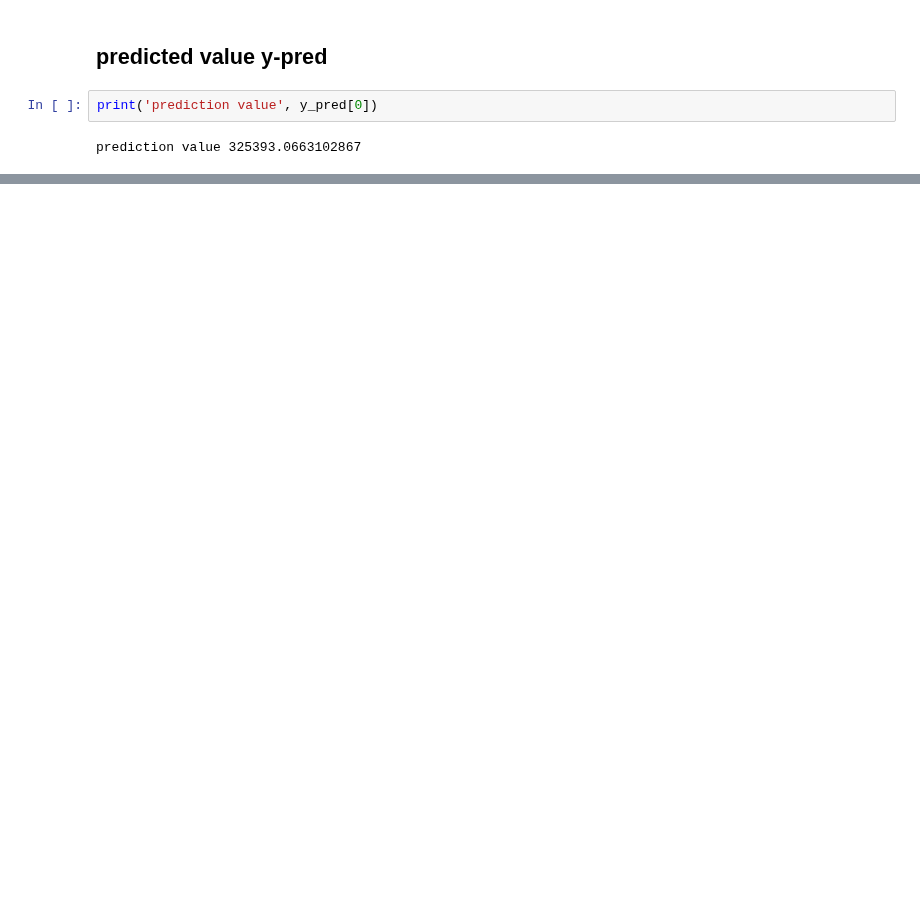
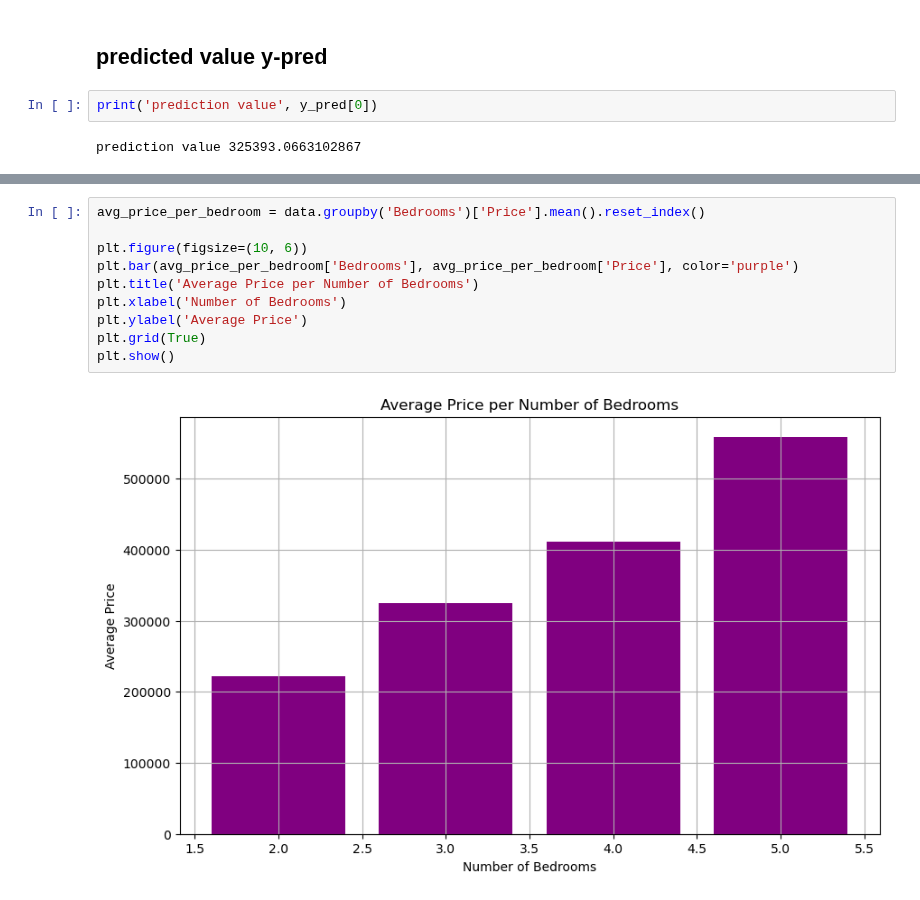
Before and after one commit to anwarrahim/Portfolio_Projects, a Jupyter notebook: 9) Housing-prediction/housing_prediction.ipynb, the cells around one changed output, grey strips where cells are left out. Saved outputs shown, nothing was run; the diff lists cells and outputs as text; blank space fills up the shorter version.

```diff
--- a/9) Housing-prediction/housing_prediction.ipynb
+++ b/9) Housing-prediction/housing_prediction.ipynb
@@ -86,0 +109,12 @@ prediction value 325393.0663102867
+# %%
+avg_price_per_bedroom = data.groupby('Bedrooms')['Price'].mean().reset_index()
+
+plt.figure(figsize=(10, 6))
+plt.bar(avg_price_per_bedroom['Bedrooms'], avg_price_per_bedroom['Price'], color='purple')
+plt.title('Average Price per Number of Bedrooms')
+plt.xlabel('Number of Bedrooms')
+plt.ylabel('Average Price')
+plt.grid(True)
+plt.show()
+# %% [output]
+[figure, added]
```
Also changed, not shown: parts of 5 cells of this notebook.
